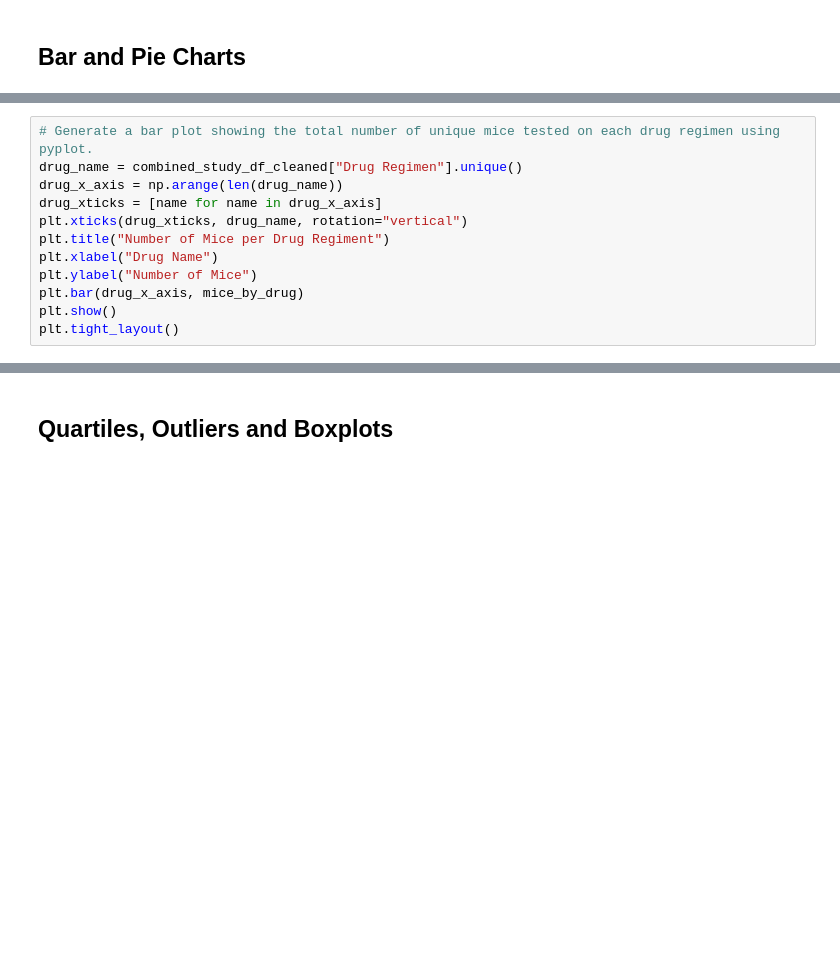
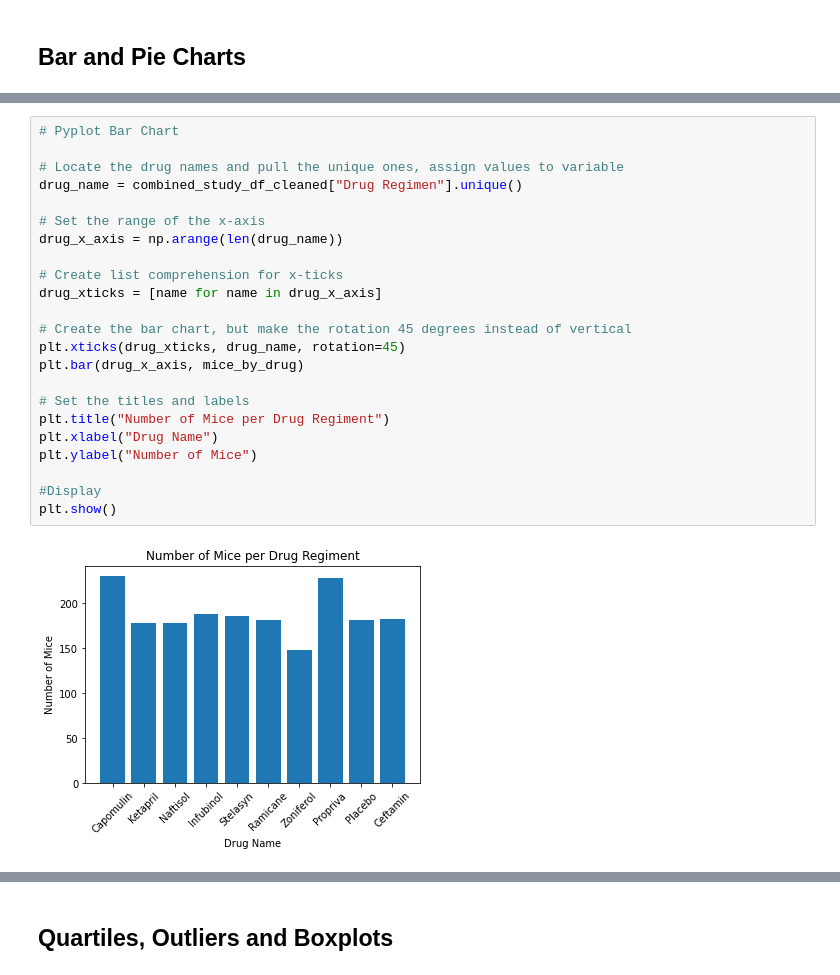
Before and after one commit to CCom20/matplot-challenge, a Jupyter notebook: pymaceuticals_analysis.ipynb, the cells around one changed output, grey strips where cells are left out. Drawn from its saved outputs; the diff is of its cells as text; blank space fills up the shorter version.

```diff
--- a/pymaceuticals_analysis.ipynb
+++ b/pymaceuticals_analysis.ipynb
@@ -179,13 +177,26 @@ plt.tight_layout()
 # %%
-# Generate a bar plot showing the total number of unique mice tested on each drug regimen using pyplot.
+# Pyplot Bar Chart
+
+# Locate the drug names and pull the unique ones, assign values to variable
 drug_name = combined_study_df_cleaned["Drug Regimen"].unique()
+
+# Set the range of the x-axis
 drug_x_axis = np.arange(len(drug_name))
+
+# Create list comprehension for x-ticks
 drug_xticks = [name for name in drug_x_axis]
-plt.xticks(drug_xticks, drug_name, rotation="vertical")
+
+# Create the bar chart, but make the rotation 45 degrees instead of vertical
+plt.xticks(drug_xticks, drug_name, rotation=45)
+plt.bar(drug_x_axis, mice_by_drug)
+
+# Set the titles and labels
 plt.title("Number of Mice per Drug Regiment")
 plt.xlabel("Drug Name")
 plt.ylabel("Number of Mice")
-plt.bar(drug_x_axis, mice_by_drug)
+
+#Display
 plt.show()
-plt.tight_layout()
+# %% [output]
+[figure, added]
 # %%
```
Also changed, not shown: parts of 3 cells of this notebook.
